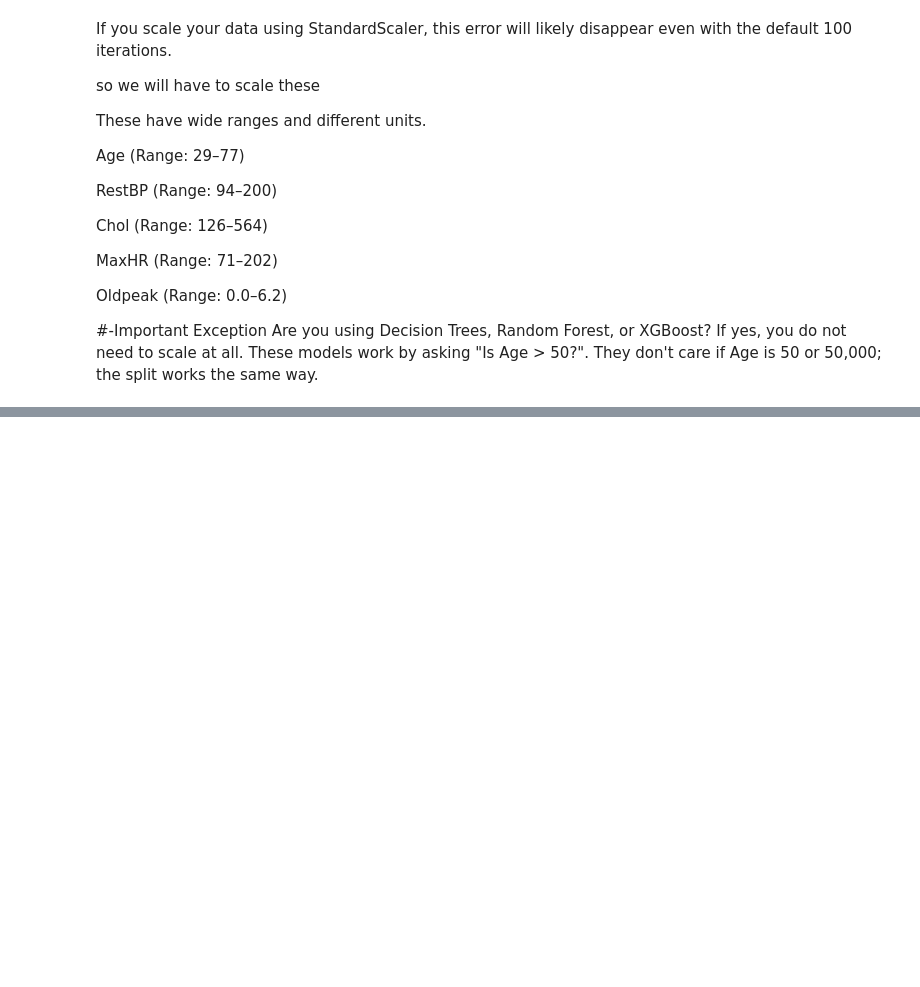
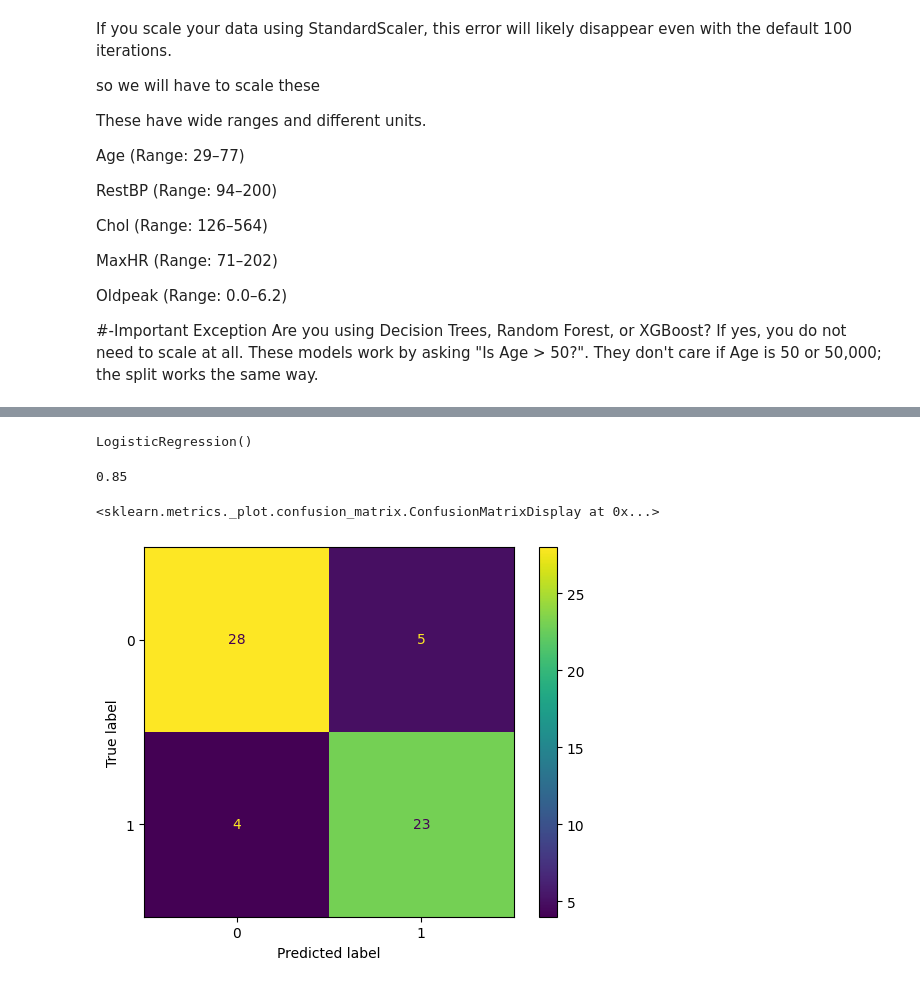
Before and after one commit to Muhammed-ismail3/Heart-Disease-Prediction, a Jupyter notebook: Project/Model.ipynb, the cells around one changed output, grey strips where cells are left out. Saved outputs shown, nothing was run; the diff lists cells and outputs as text; code cells hidden in the pictures; blank space fills up the shorter version.

Commit message:
trainded all the models, Made the confuion matrix for all the model

```diff
--- a/Project/Model.ipynb
+++ b/Project/Model.ipynb
@@ -385,0 +390,4 @@ Are you using Decision Trees, Random Forest, or XGBoost? If yes, you do not need
+# %%
+X1_train[cols_to_scale] = scaler.fit_transform(X1_train[cols_to_scale]) # The scaller learn from the tainging set and transform it
+# %%
+X1_test[cols_to_scale] = scaler.transform(X1_test[cols_to_scale])
@@ -385,0 +405,10 @@ Are you using Decision Trees, Random Forest, or XGBoost? If yes, you do not need
+# %%
+LR_model.fit(X1_train,y1_train)
+# %% [output]
+LogisticRegression()
+# %%
+y1_pred = model1.predict(X1_test)
+# %%
+LR_model.score(X1_test,y1_test)
+# %% [output]
+0.85
@@ -385,0 +418,8 @@ Are you using Decision Trees, Random Forest, or XGBoost? If yes, you do not need
+# %%
+confusion_matrix1 = confusion_matrix(y1_test,y1_pred)
+# %%
+confusion_matrix_display = metrics.ConfusionMatrixDisplay(confusion_matrix = confusion_matrix1)
+confusion_matrix_display.plot()
+# %% [output]
+<sklearn.metrics._plot.confusion_matrix.ConfusionMatrixDisplay at 0x...>
+[figure, added]
```
Also changed, not shown: parts of 83 cells of this notebook, 1 other file.
